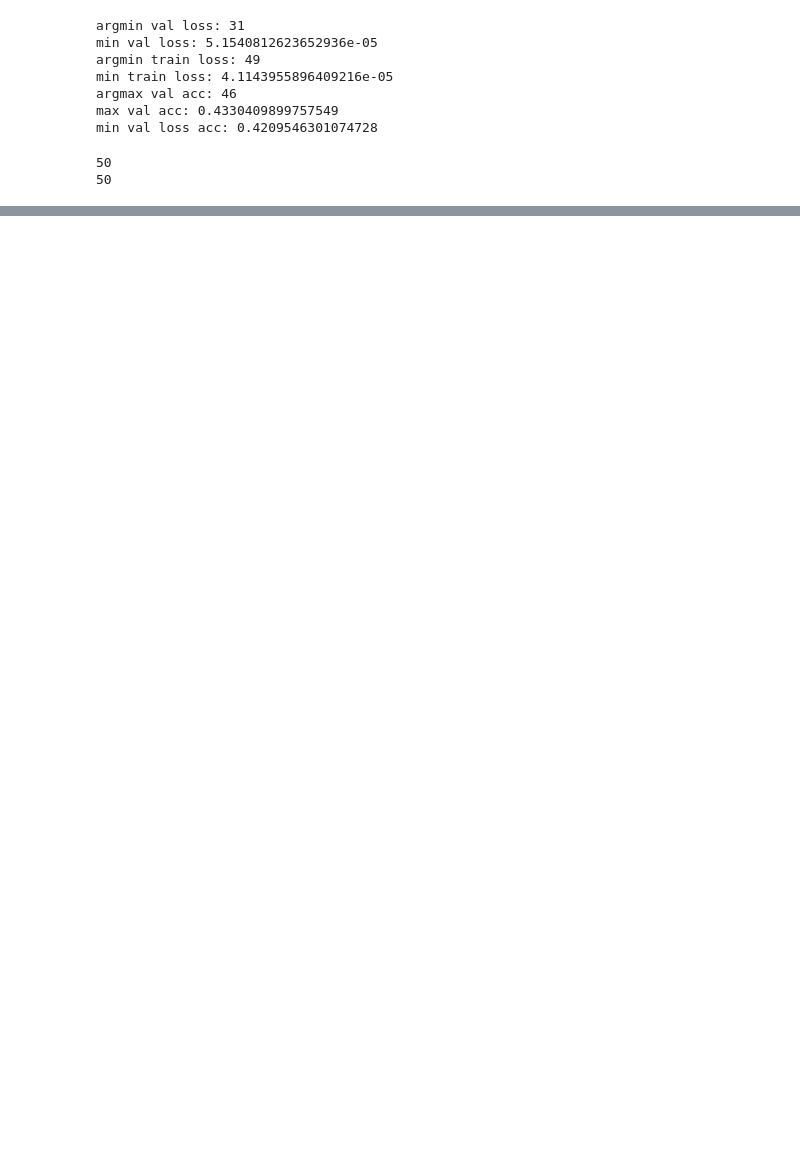
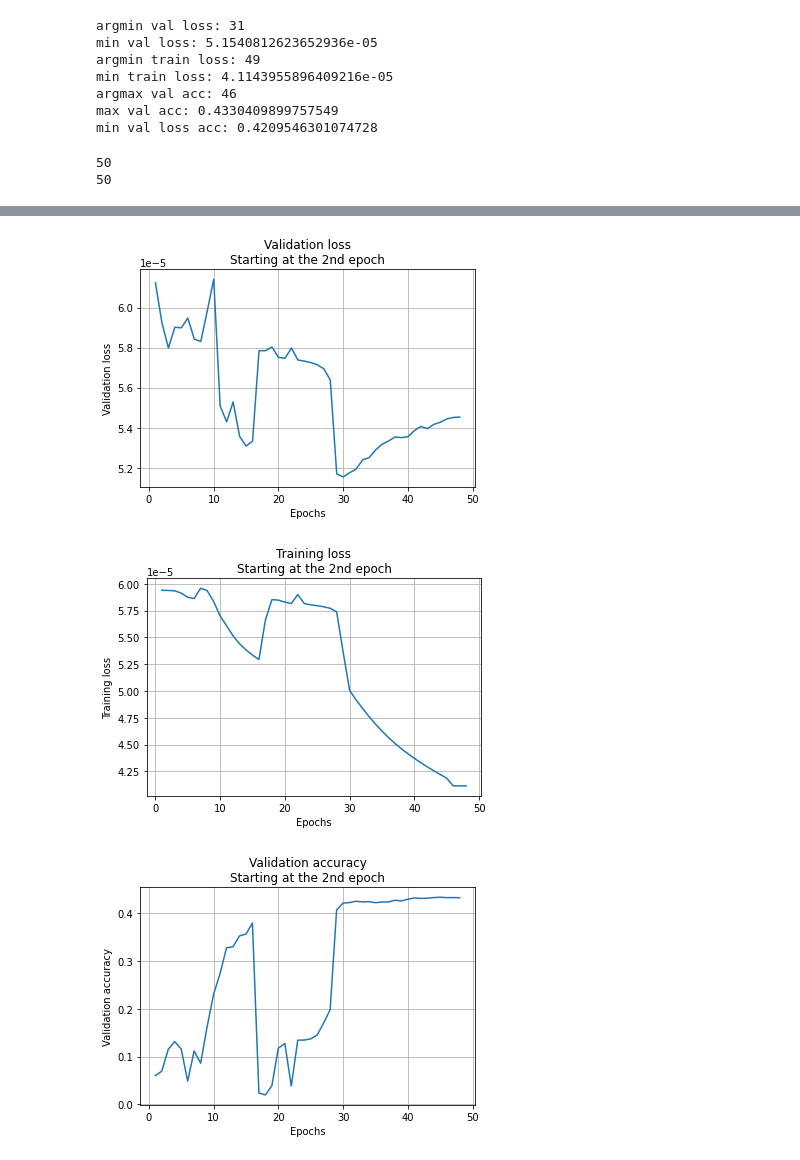
Before and after one commit to AndreOskarAndersen/bachelor_thesis, a Jupyter notebook: code/draw_loss.ipynb, the cells around one changed output, grey strips where cells are left out. Saved outputs shown, nothing was run; the diff lists cells and outputs as text; code cells hidden in the pictures; blank space fills up the shorter version.

```diff
--- a/code/draw_loss.ipynb
+++ b/code/draw_loss.ipynb
@@ -69,0 +71,24 @@ plt.show()
+# %%
+n = 2
+plt.plot(np.arange(n - 1, len(val_loss[n:]) + 1,  1), val_loss[n:])
+plt.grid()
+plt.xlabel("Epochs")
+plt.ylabel("Validation loss")
+plt.title("Validation loss\nStarting at the 2nd epoch")
+plt.show()
+plt.plot(np.arange(n - 1, len(train_loss[n:]) + 1, 1), train_loss[n:])
+plt.grid()
+plt.xlabel("Epochs")
+plt.ylabel("Training loss")
+plt.title("Training loss\nStarting at the 2nd epoch")
+plt.show()
+plt.plot(np.arange(n - 1, len(val_acc[n:])  + 1, 1), val_acc[n:])
+plt.grid()
+plt.xlabel("Epochs")
+plt.ylabel("Validation accuracy")
+plt.title("Validation accuracy\nStarting at the 2nd epoch")
+plt.show()
+# %% [output]
+[figure, added]
+[figure, added]
+[figure, added]
```
Also changed, not shown: parts of 4 cells of this notebook, 16 other files.
